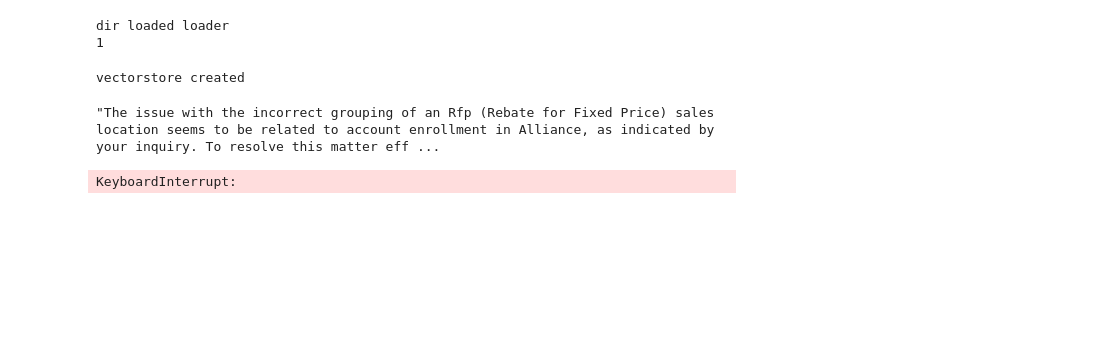
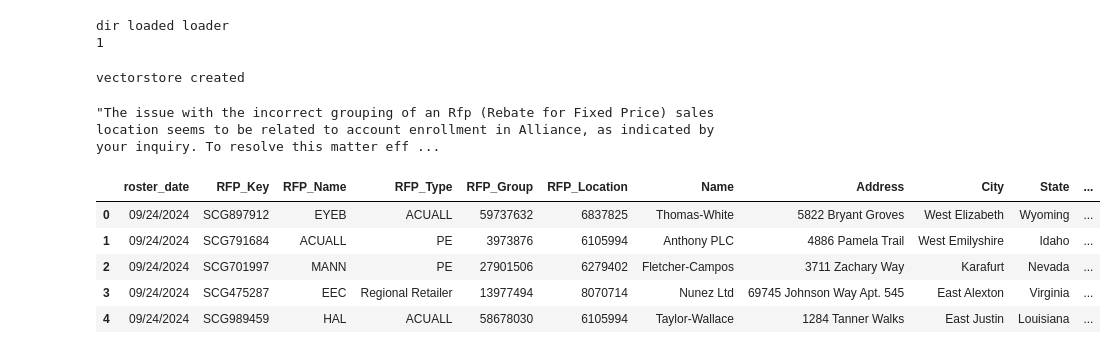
Before and after one commit to waghmareps12/ollama_local_rag, a Jupyter notebook: ollama_gemma2_rag_simple.ipynb, the cells around one changed output. Drawn from its saved outputs; the diff is of its cells as text; code cells hidden in the pictures; blank space fills up the shorter version.

```diff
--- a/ollama_gemma2_rag_simple.ipynb
+++ b/ollama_gemma2_rag_simple.ipynb
@@ -103,8 +103,3 @@ response.content
 qa_chain = RetrievalQA.from_chain_type(
     llm, retriever=retriever, chain_type_kwargs={"prompt": prompt}
 )
-# %%
-response = qa_chain.invoke('RfP location is grouped incorrectly')
-response.content
-# %% [output]
-KeyboardInterrupt:
@@ -110,0 +119,10 @@ KeyboardInterrupt:
+# %%
+df = pd.read_csv(r'D:\COURSES\RANDOM_PROJECTS\LOCAL_RAG\ollama_local_rag\car_dummy.csv')
+df.head()
+# %% [output]
+|  | roster_date | RFP_Key | RFP_Name | RFP_Type | RFP_Group | RFP_Location | Name | Address | City | State | ... |
+| 0 | 09/24/2024 | SCG897912 | EYEB | ACUALL | 59737632 | 6837825 | Thomas-White | 5822 Bryant Groves | West Elizabeth | Wyoming | ... |
+| 1 | 09/24/2024 | SCG791684 | ACUALL | PE | 3973876 | 6105994 | Anthony PLC | 4886 Pamela Trail | West Emilyshire | Idaho | ... |
+| 2 | 09/24/2024 | SCG701997 | MANN | PE | 27901506 | 6279402 | Fletcher-Campos | 3711 Zachary Way | Karafurt | Nevada | ... |
+| 3 | 09/24/2024 | SCG475287 | EEC | Regional Retailer | 13977494 | 8070714 | Nunez Ltd | 69745 Johnson Way Apt. 545 | East Alexton | Virginia | ... |
+| 4 | 09/24/2024 | SCG989459 | HAL | ACUALL | 58678030 | 6105994 | Taylor-Wallace | 1284 Tanner Walks | East Justin | Louisiana | ... |
```
Also changed, not shown: parts of 7 cells of this notebook, 1 other file.
